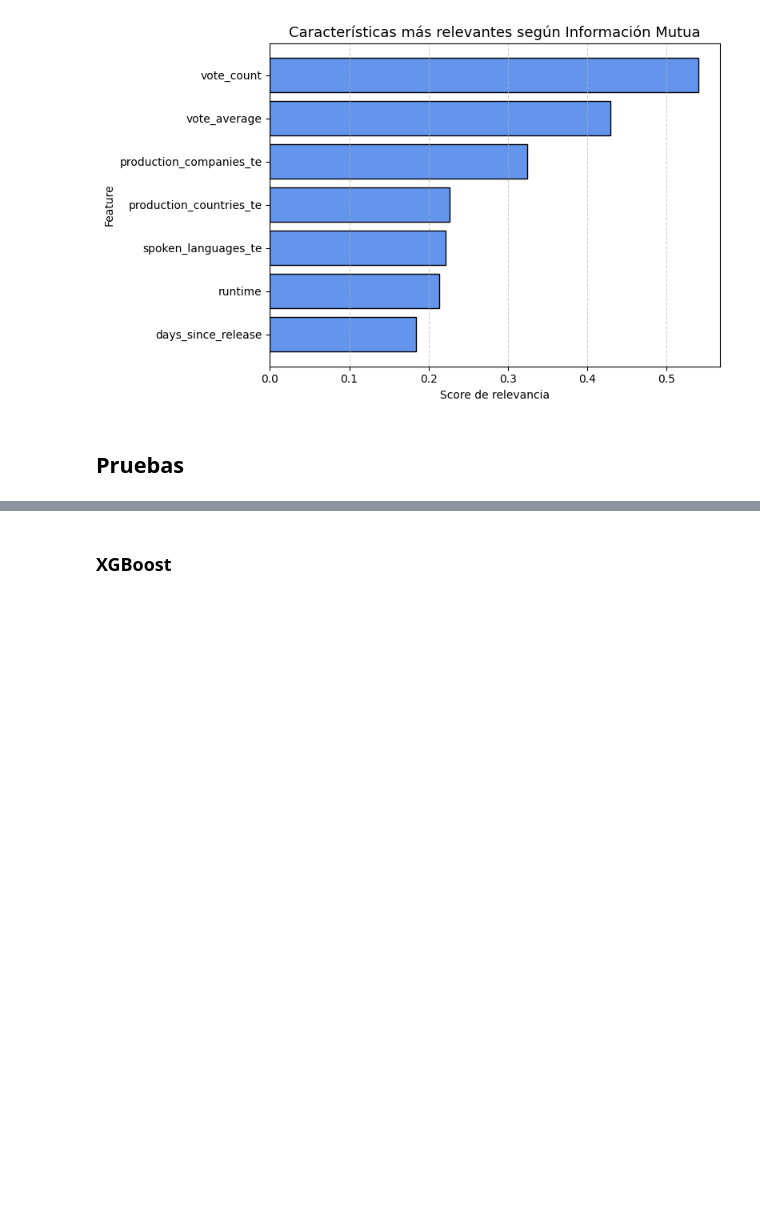
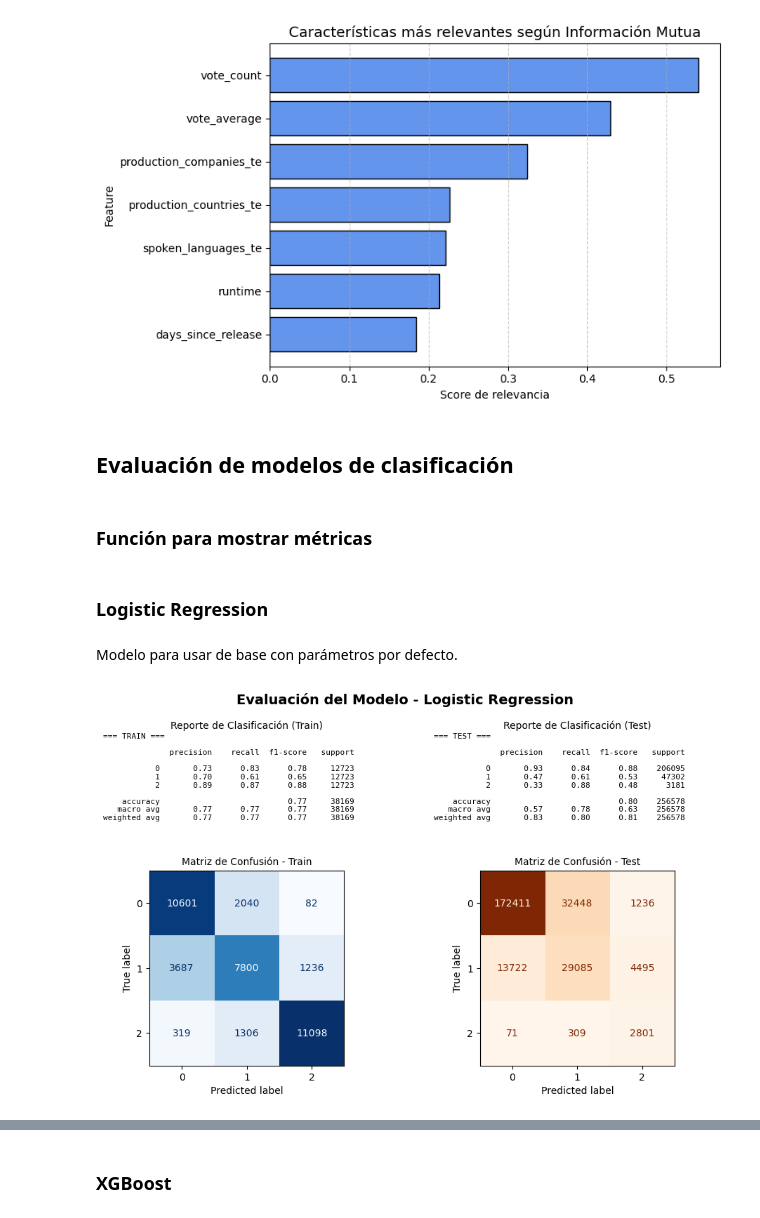
Before and after one commit to jbrazonath/TP_AMq, a Jupyter notebook: TrabajoPráctico_AMq.ipynb, the cells around one changed output, grey strips where cells are left out. Saved outputs shown, nothing was run; the diff lists cells and outputs as text; code cells hidden in the pictures; blank space fills up the shorter version.

```diff
--- a/TrabajoPráctico_AMq.ipynb
+++ b/TrabajoPráctico_AMq.ipynb
@@ -894,4 +895,6 @@ plt.show()
 # %% [output]
 [figure]
 # %% [markdown]
-## Pruebas
+## Evaluación de modelos de clasificación
+# %% [markdown]
+### Función para mostrar métricas
@@ -897,0 +986,35 @@ plt.show()
+# %% [markdown]
+### Logistic Regression
+# %% [markdown]
+Modelo para usar de base con parámetros por defecto.
+# %%
+from sklearn.linear_model import LogisticRegression
+
+# Modelo
+
+log_reg = LogisticRegression(
+    random_state=42
+)
+
+# Entrenamiento
+
+log_reg.fit(X_train_best, y_train_bal)
+
+# Predicciones
+
+y_pred_train = log_reg.predict(X_train_best)
+y_pred_test = log_reg.predict(X_test_best)
+
+# Evaluación
+
+resumen = evaluar_modelo(
+    y_train_bal, y_pred_train, y_test, y_pred_test,
+    etiquetas=None,
+    nombre_modelo="Logistic Regression"
+)
+
+resumenes.append(resumen)
+
+resumen
+# %% [output]
+[figure, added]
```
Also changed, not shown: parts of 47 cells of this notebook.
